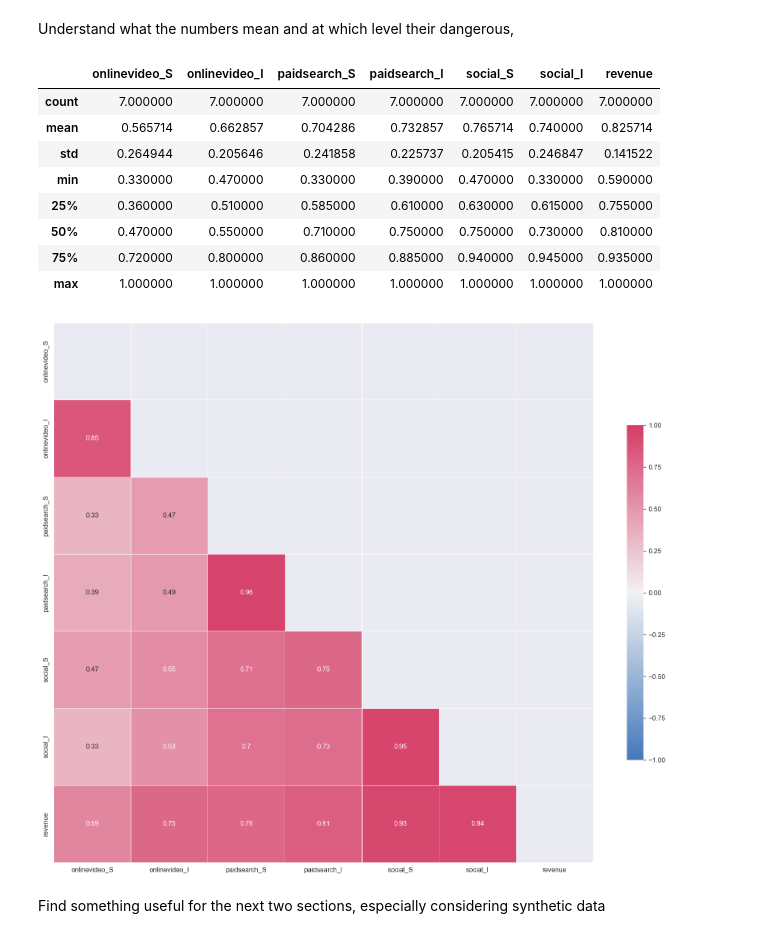
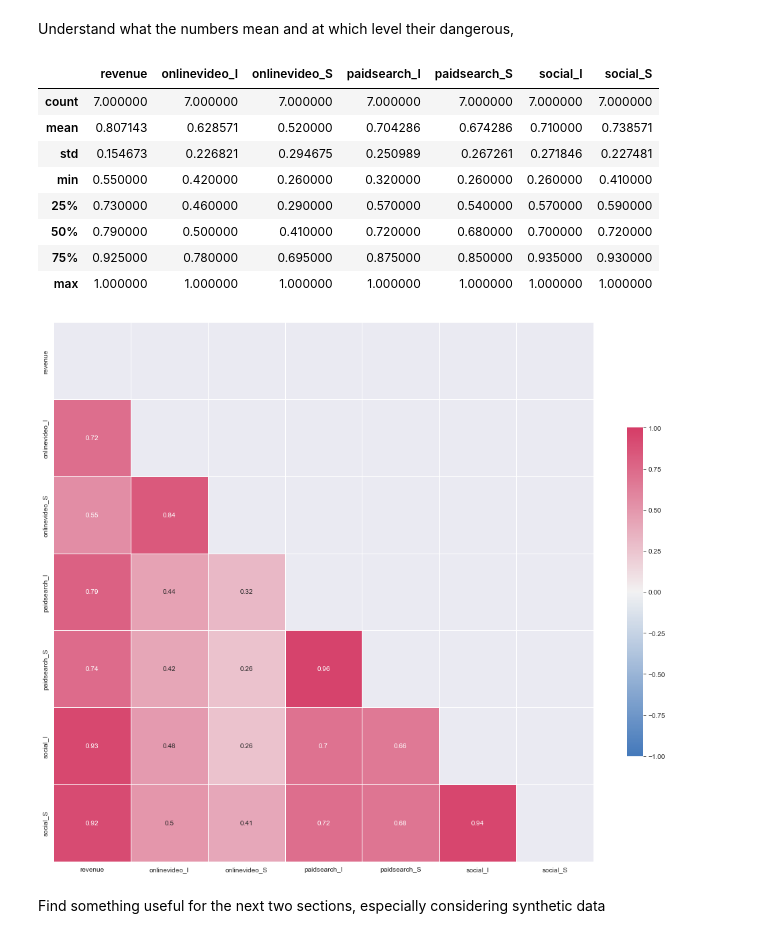
Before and after one commit to NA-Git/Bayesian_Methods, a Jupyter notebook: attribution/MMM/EDA.ipynb, the cells around one changed output. Cells and saved outputs as stored; diff of their text form; code cells hidden in the pictures.

```diff
--- a/attribution/MMM/EDA.ipynb
+++ b/attribution/MMM/EDA.ipynb
@@ -97,7 +121,7 @@ revenue          42
 dtype: int64
 None
 # %%
-df = df.drop(['audio_S', 'audio_I', 'ott_I',
-                            'ott_S', 'tiktok_I', 'tiktok_S'], axis=1)
+df = df.drop(['audio_S', 'audio_I', 'ott_I', 'ott_S',
+              'tiktok_I', 'tiktok_S', 'onlinedisplay_S', 'onlinedisplay_I'], axis=1)
 df.nunique()
 # %% [output]
@@ -105,4 +137,2 @@ KeyError: "['audio_S', 'audio_I', 'ott_I', 'ott_S', 'tiktok_I', 'tiktok_S'] not
-# %%
-df = df.drop(['onlinedisplay_S', 'onlinedisplay_I'], axis=1)
 # %% [markdown]
 Attempt to fix this
@@ -119,24 +139,26 @@ Attempt to fix this
 # %% [markdown]
 Understand what the numbers mean and at which level their dangerous,
 # %%
-corr = df.corr(method="spearman", numeric_only=True).round(2)
+temp_dm = df[['revenue', 'onlinevideo_I', 'onlinevideo_S',
+              'paidsearch_I', 'paidsearch_S', 'social_I', 'social_S']]
+corr = temp_dm.corr(method="spearman").round(2)
 mask = np.triu(np.ones_like(corr, dtype=bool))
 f, ax = plt.subplots(figsize=(18, 18))
 cmap = sns.diverging_palette(250, 1, as_cmap=True)
 sns.heatmap(corr, annot=True, mask=mask, cmap=cmap, vmax=1, vmin=-1, center=0,
             square=True, linewidths=.5, cbar_kws={"shrink": .5})
 corr.describe()
 # %% [output]
-|  | onlinevideo_S | onlinevideo_I | paidsearch_S | paidsearch_I | social_S | social_I | revenue |
+|  | revenue | onlinevideo_I | onlinevideo_S | paidsearch_I | paidsearch_S | social_I | social_S |
 | count | 7.000000 | 7.000000 | 7.000000 | 7.000000 | 7.000000 | 7.000000 | 7.000000 |
-| mean | 0.565714 | 0.662857 | 0.704286 | 0.732857 | 0.765714 | 0.740000 | 0.825714 |
-| std | 0.264944 | 0.205646 | 0.241858 | 0.225737 | 0.205415 | 0.246847 | 0.141522 |
-| min | 0.330000 | 0.470000 | 0.330000 | 0.390000 | 0.470000 | 0.330000 | 0.590000 |
-| 25% | 0.360000 | 0.510000 | 0.585000 | 0.610000 | 0.630000 | 0.615000 | 0.755000 |
-| 50% | 0.470000 | 0.550000 | 0.710000 | 0.750000 | 0.750000 | 0.730000 | 0.810000 |
-| 75% | 0.720000 | 0.800000 | 0.860000 | 0.885000 | 0.940000 | 0.945000 | 0.935000 |
+| mean | 0.807143 | 0.628571 | 0.520000 | 0.704286 | 0.674286 | 0.710000 | 0.738571 |
+| std | 0.154673 | 0.226821 | 0.294675 | 0.250989 | 0.267261 | 0.271846 | 0.227481 |
+| min | 0.550000 | 0.420000 | 0.260000 | 0.320000 | 0.260000 | 0.260000 | 0.410000 |
+| 25% | 0.730000 | 0.460000 | 0.290000 | 0.570000 | 0.540000 | 0.570000 | 0.590000 |
+| 50% | 0.790000 | 0.500000 | 0.410000 | 0.720000 | 0.680000 | 0.700000 | 0.720000 |
+| 75% | 0.925000 | 0.780000 | 0.695000 | 0.875000 | 0.850000 | 0.935000 | 0.930000 |
 | max | 1.000000 | 1.000000 | 1.000000 | 1.000000 | 1.000000 | 1.000000 | 1.000000 |
-[figure, old version]
+[figure, new version]
 # %% [markdown]
 Find something useful for the next two sections, especially considering synthetic data
 # %%
```
Also changed, not shown: parts of 13 cells of this notebook.
